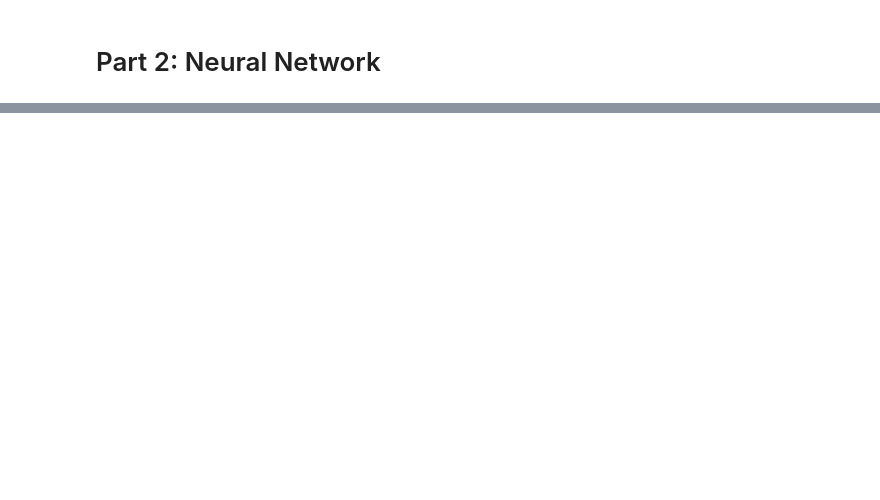
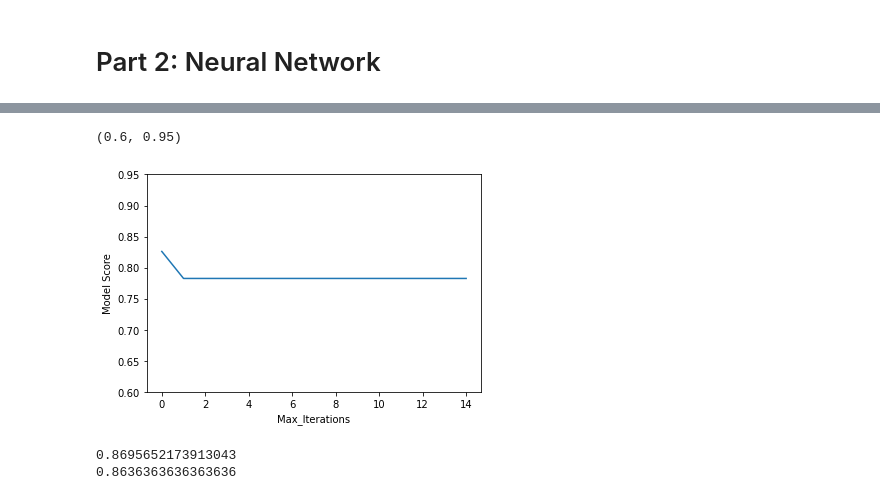
Before and after one commit to acrofts040/Sentiment_Classifier, a Jupyter notebook: src/pcode.ipynb, the cells around one changed output, grey strips where cells are left out. Drawn from its saved outputs; the diff is of its cells as text; code cells hidden in the pictures; blank space fills up the shorter version.

```diff
--- a/src/pcode.ipynb
+++ b/src/pcode.ipynb
@@ -87,0 +334,11 @@ clf3.score(x_train,y_train_df)
+# %%
+iters = np.logspace(2, 5, base=10, num=15)
+iters = [int(x) for x in iters]
+scores2 = []
+
+for i in range(0,15):
+    #clf3 = MLPClassifier(solver='lbfgs', alpha=alphas[i], hidden_layer_sizes=(5, 2), random_state=1)
+    clf3 = MLPClassifier(hidden_layer_sizes=(10,), alpha = .01 ,max_iter=iters[i], random_state=13)
+    clf3.fit(x_train, y_train)
+    scores2.append(clf3.score(x_split,y_split))
+    print("done",i)
@@ -87,0 +361,24 @@ clf3.score(x_train,y_train_df)
+# %%
+plt.plot(scores2)
+plt.xlabel("Max_Iterations")
+plt.ylabel("Model Score")
+plt.ylim([.6,.95])
+# %% [output]
+(0.6, 0.95)
+[figure, added]
+# %%
+clf2 = MLPClassifier(solver='lbfgs', alpha=.01,max_iter=400, hidden_layer_sizes=(10,), random_state=100)
+clf2.fit(x_train, y_train)
+clf3 = MLPClassifier(hidden_layer_sizes=(10,), alpha = .0088 ,max_iter=1200, random_state=13)
+clf3.fit(x_train2, tempy2)
+#400 should be plenty
+
+print(clf2.score(x_split,y_split))
+print(clf3.score(x_split2,tempy1))
+
+
+yproba1_test = clf3.predict(x_test2)
+np.savetxt('yproba1_test.txt', yproba1_test)
+# %% [output]
+0.8695652173913043
+0.8636363636363636
```
Also changed, not shown: parts of 26 cells of this notebook.
